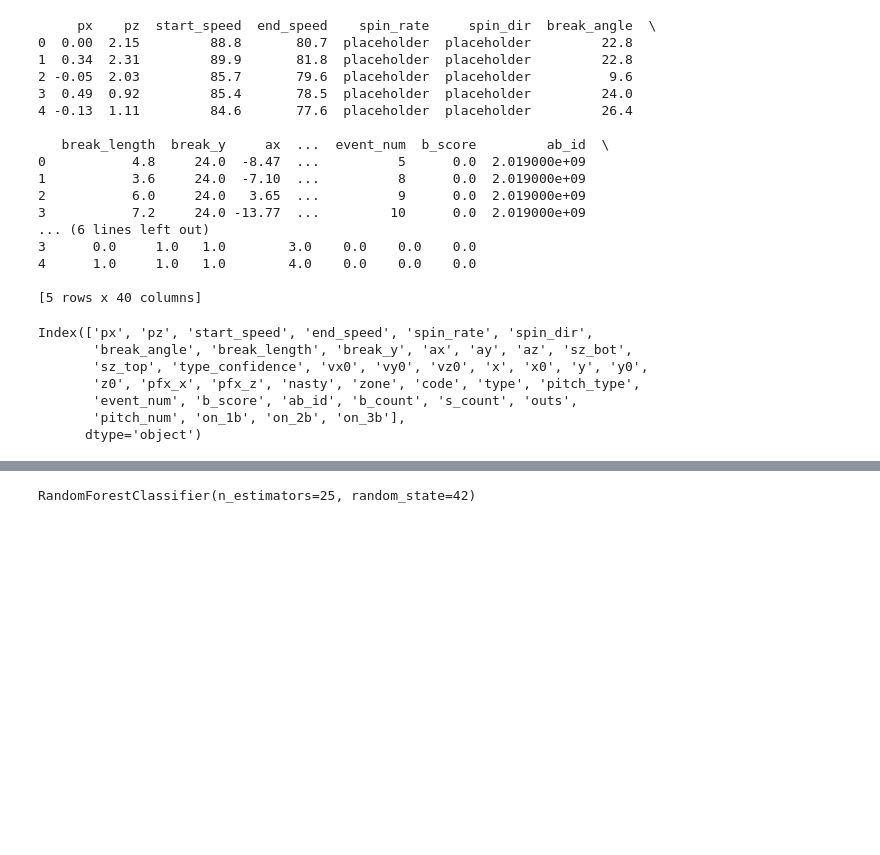
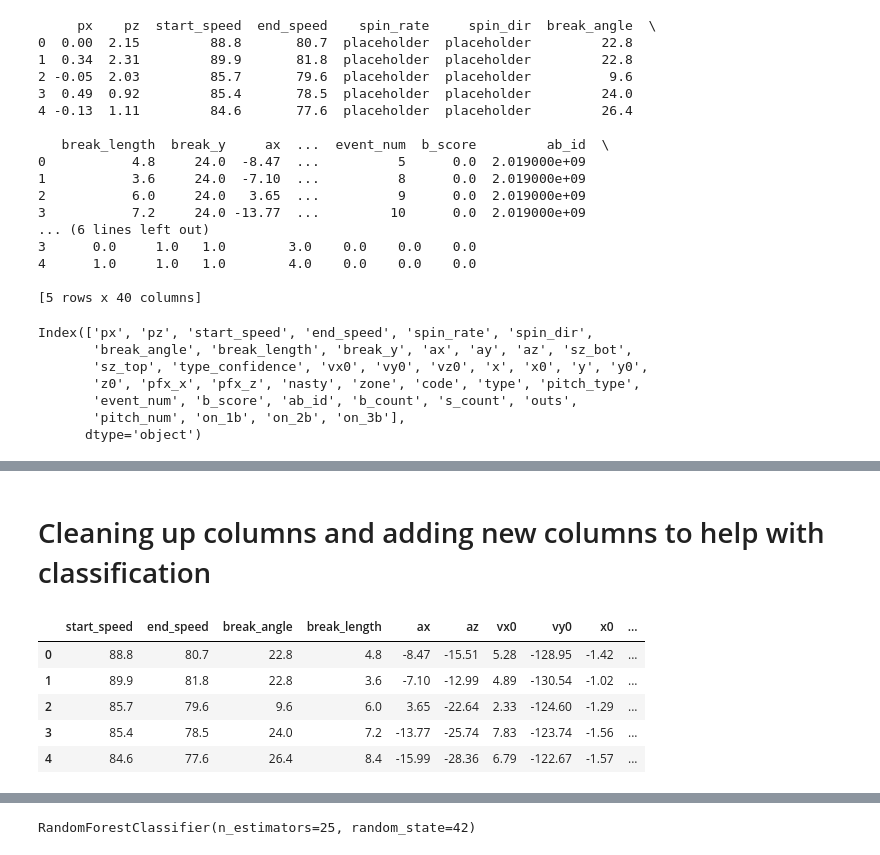
Before and after one commit to jpmitchell38/PitchClassifierMLB, a Jupyter notebook: pitch_classifier.ipynb, the cells around one changed output, grey strips where cells are left out. Cells and saved outputs as stored; diff of their text form; code cells hidden in the pictures; blank space fills up the shorter version.

```diff
--- a/pitch_classifier.ipynb
+++ b/pitch_classifier.ipynb
@@ -81,3 +68,66 @@ df1_cleaned = df1_cleaned.dropna(subset=['x', 'y'])
+# %% [markdown]
+# Cleaning up columns and adding new columns to help with classification
+# %%
+df1_cleaned.replace('placeholder', np.nan, inplace=True)
+
+df1_cleaned['start_speed'] = pd.to_numeric(df1_cleaned['start_speed'], errors='coerce')
+df1_cleaned['end_speed'] = pd.to_numeric(df1_cleaned['end_speed'], errors='coerce')
+
+df1_cleaned.dropna(subset=['pitch_type'], inplace=True)
+df1_cleaned = df1_cleaned[~df1_cleaned['pitch_type'].isin(['EP', 'FO'])]
+
+# df1_cleaned['speed_diff'] = df1_cleaned['start_speed'] - df1_cleaned['end_speed']
+
+
+# df1_cleaned['spin_dir'] = np.degrees(np.arctan2(df1_cleaned['pfx_z'], df1_cleaned['pfx_x']))
+# df1_cleaned = df1_cleaned.drop(columns=['spin_rate'])
+# df1_cleaned = df1_cleaned.drop(columns=['spin_rate', 'spin_dir'])
+
+
+
+# Adding avg_speed
+df1_cleaned['avg_speed'] = (df1_cleaned['start_speed'] + df1_cleaned['end_speed']) / 2
+
+# Adding speed_decay_rate - Avoiding division by zero
+df1_cleaned['speed_decay_rate'] = np.where(
+    df1_cleaned['break_length'] != 0,
+    (df1_cleaned['start_speed'] - df1_cleaned['end_speed']) / df1_cleaned['break_length'],
+    np.nan  # Assign NaN where break_length is zero
+)
+
+# Adding break_intensity
+df1_cleaned['break_intensity'] = df1_cleaned['break_angle'] * df1_cleaned['break_length']
+
+# Adding trajectory_angle - Converting to degrees for better interpretability
+df1_cleaned['trajectory_angle'] = np.degrees(
+    np.arctan(
+        df1_cleaned['vz0'] / np.sqrt(df1_cleaned['vx0']**2 + df1_cleaned['vy0']**2)
+    )
+)
+
+# Adding release_height_diff
+df1_cleaned['release_height_diff'] = df1_cleaned['z0'] - df1_cleaned['pfx_z']
+
+# Adding relative_speed - Calculating league average speed for each pitch type
+league_avg_speed = df1_cleaned.groupby('pitch_type')['start_speed'].mean()
+df1_cleaned['relative_speed'] = df1_cleaned.apply(
+    lambda row: row['start_speed'] / league_avg_speed[row['pitch_type']], axis=1
+)
+
+
+df1_cleaned = df1_cleaned.drop(columns=['vz0', 'trajectory_angle', 'ay', 'spin_rate', 'spin_dir'])
+
+
+
+
+df1_cleaned.head()
+# %% [output]
+|  | start_speed | end_speed | break_angle | break_length | ax | az | vx0 | vy0 | x0 | ... |
+| 0 | 88.8 | 80.7 | 22.8 | 4.8 | -8.47 | -15.51 | 5.28 | -128.95 | -1.42 | ... |
+| 1 | 89.9 | 81.8 | 22.8 | 3.6 | -7.10 | -12.99 | 4.89 | -130.54 | -1.02 | ... |
+| 2 | 85.7 | 79.6 | 9.6 | 6.0 | 3.65 | -22.64 | 2.33 | -124.60 | -1.29 | ... |
+| 3 | 85.4 | 78.5 | 24.0 | 7.2 | -13.77 | -25.74 | 7.83 | -123.74 | -1.56 | ... |
+| 4 | 84.6 | 77.6 | 26.4 | 8.4 | -15.99 | -28.36 | 6.79 | -122.67 | -1.57 | ... |
 # %%
 df1_cleaned.pitch_type.value_counts()
 # %% [output]
```
Also changed, not shown: parts of 11 cells of this notebook.
